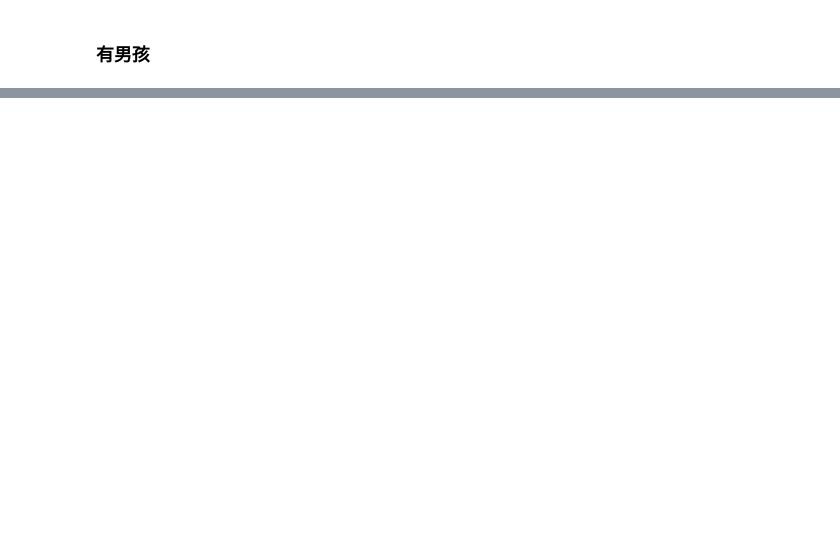
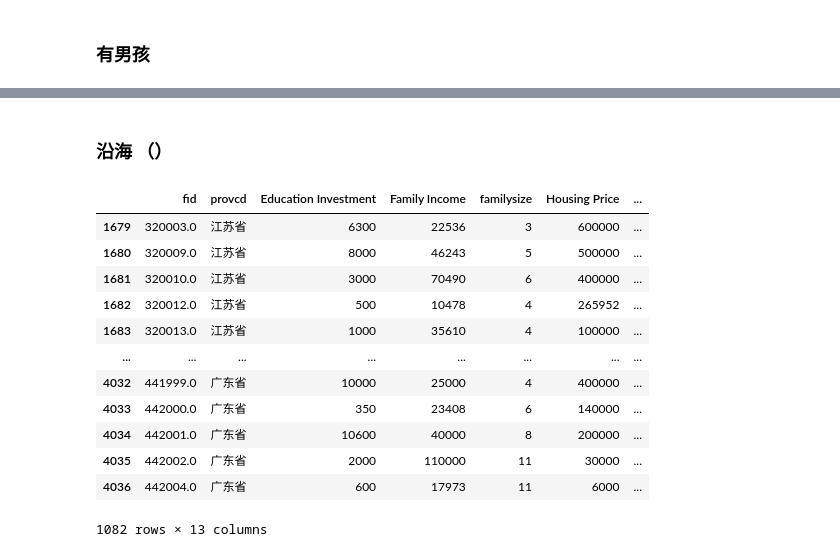
Before and after one commit to aresgtr/HKUST-MASS-5210-Project, a Jupyter notebook: post_presentation.ipynb, the cells around one changed output, grey strips where cells are left out. Drawn from its saved outputs; the diff is of its cells as text; code cells hidden in the pictures; blank space fills up the shorter version.

```diff
--- a/post_presentation.ipynb
+++ b/post_presentation.ipynb
@@ -741,0 +879,19 @@ strong multicollinearity or other numerical problems.
+# %% [markdown]
+### 沿海 （）
+# %%
+df_coastal = df_merged[df_merged['provcd'].isin(['山东省', '江苏省', '浙江省', '福建省', '广东省'])]
+df_coastal
+# %% [output]
+|  | fid | provcd | Education Investment | Family Income | familysize | Housing Price | ... |
+| 1679 | 320003.0 | 江苏省 | 6300 | 22536 | 3 | 600000 | ... |
+| 1680 | 320009.0 | 江苏省 | 8000 | 46243 | 5 | 500000 | ... |
+| 1681 | 320010.0 | 江苏省 | 3000 | 70490 | 6 | 400000 | ... |
+| 1682 | 320012.0 | 江苏省 | 500 | 10478 | 4 | 265952 | ... |
+| 1683 | 320013.0 | 江苏省 | 1000 | 35610 | 4 | 100000 | ... |
+| ... | ... | ... | ... | ... | ... | ... | ... |
+| 4032 | 441999.0 | 广东省 | 10000 | 25000 | 4 | 400000 | ... |
+| 4033 | 442000.0 | 广东省 | 350 | 23408 | 6 | 140000 | ... |
+| 4034 | 442001.0 | 广东省 | 10600 | 40000 | 8 | 200000 | ... |
+| 4035 | 442002.0 | 广东省 | 2000 | 110000 | 11 | 30000 | ... |
+| 4036 | 442004.0 | 广东省 | 600 | 17973 | 11 | 6000 | ... |
+1082 rows × 13 columns
```
Also changed, not shown: parts of 28 cells of this notebook.
